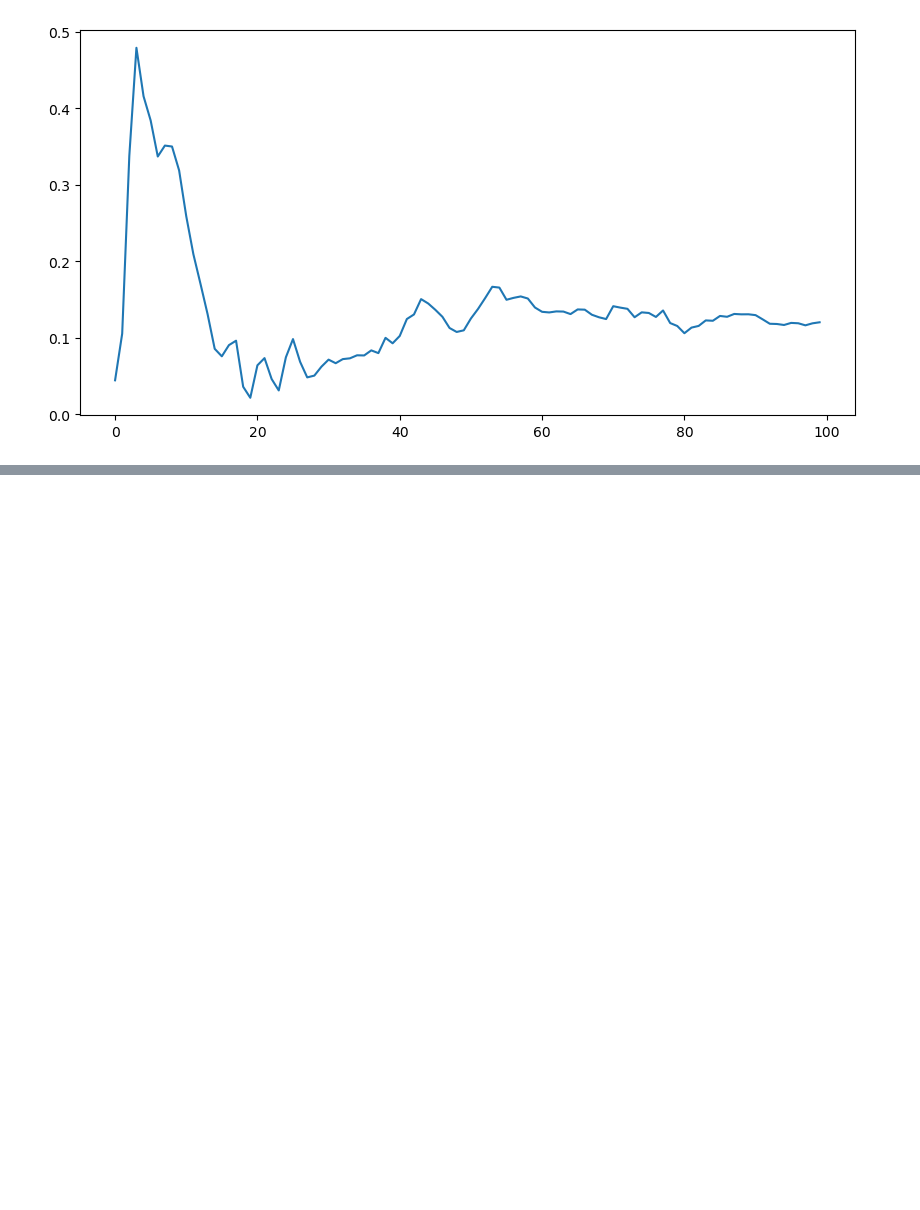
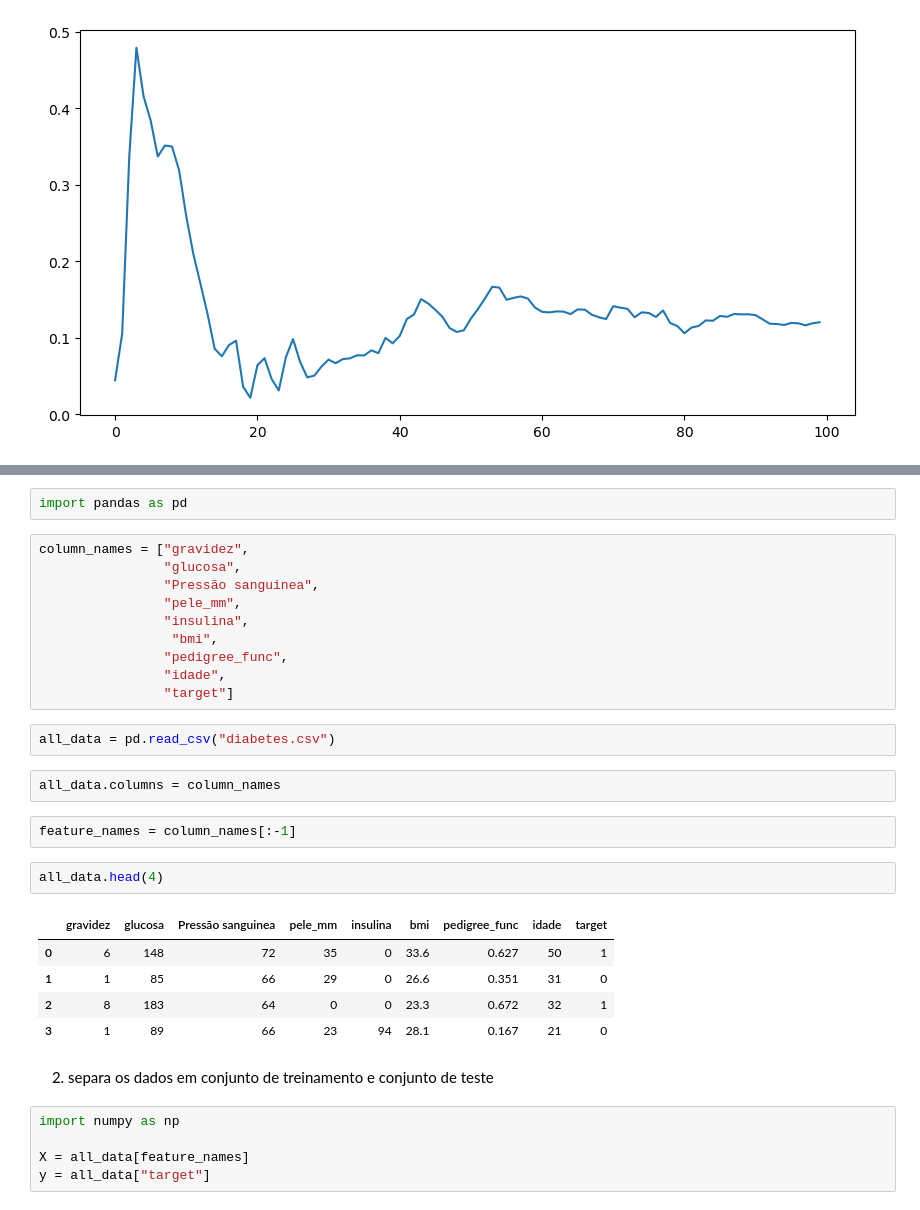
Before and after one commit to samirsaravia/AL-Calc, a Jupyter notebook: ML/scikit-learn/scikit_13.ipynb, the cells around one changed output, grey strips where cells are left out. Cells and saved outputs as stored; diff of their text form; blank space fills up the shorter version.

```diff
--- a/ML/scikit-learn/scikit_13.ipynb
+++ b/ML/scikit-learn/scikit_13.ipynb
@@ -250,0 +479,33 @@ plt.show()
+# %%
+import pandas as pd
+# %%
+column_names = ["gravidez",
+                "glucosa",
+                "Pressão sanguinea",
+                "pele_mm",
+                "insulina",
+                 "bmi",
+                "pedigree_func",
+                "idade",
+                "target"]
+# %%
+all_data = pd.read_csv("diabetes.csv")
+# %%
+all_data.columns = column_names
+# %%
+feature_names = column_names[:-1]
+# %%
+all_data.head(4)
+# %% [output]
+|  | gravidez | glucosa | Pressão sanguinea | pele_mm | insulina | bmi | pedigree_func | idade | target |
+| 0 | 6 | 148 | 72 | 35 | 0 | 33.6 | 0.627 | 50 | 1 |
+| 1 | 1 | 85 | 66 | 29 | 0 | 26.6 | 0.351 | 31 | 0 |
+| 2 | 8 | 183 | 64 | 0 | 0 | 23.3 | 0.672 | 32 | 1 |
+| 3 | 1 | 89 | 66 | 23 | 94 | 28.1 | 0.167 | 21 | 0 |
+# %% [markdown]
+2. separa os dados em conjunto de treinamento e conjunto de teste
+# %%
+import numpy as np
+
+X = all_data[feature_names]
+y = all_data["target"]
```
Also changed, not shown: parts of 126 cells of this notebook.
